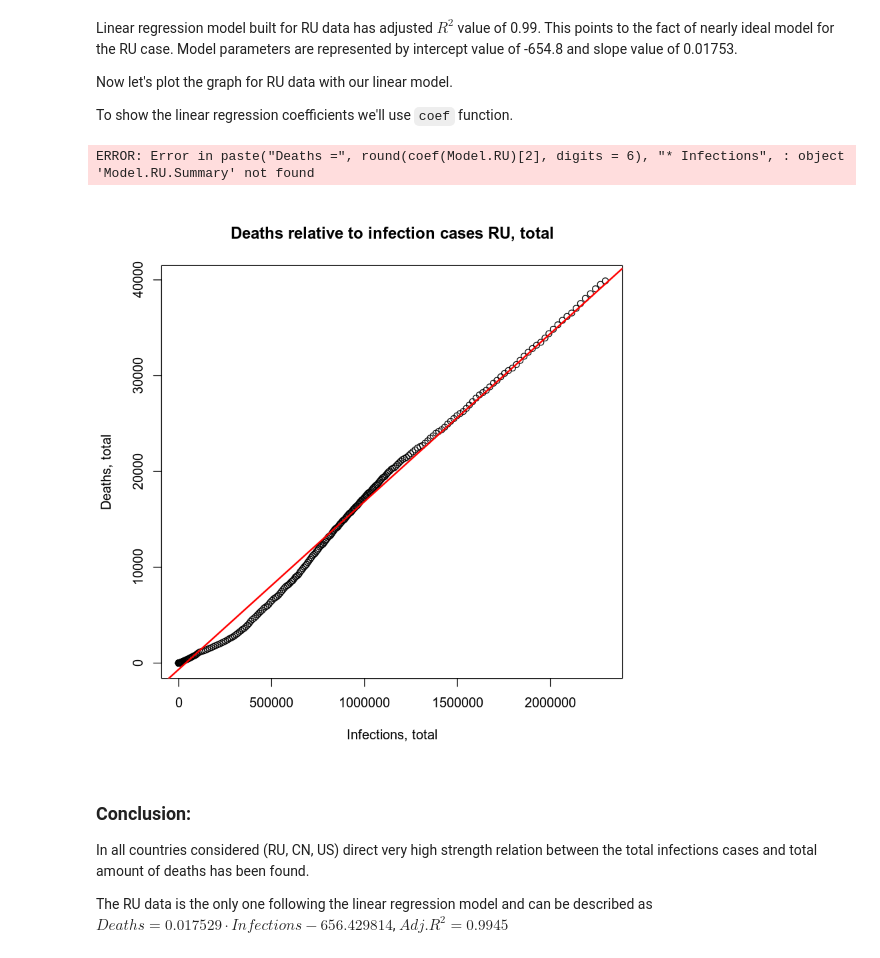
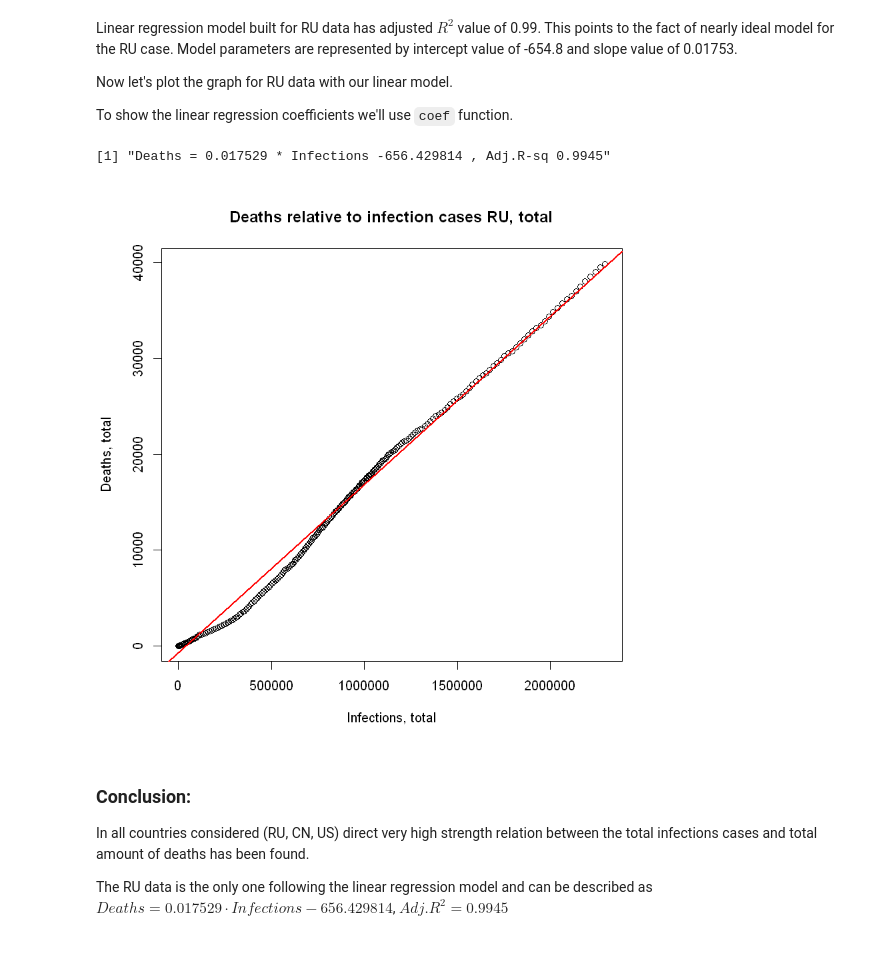
Before and after one commit to s4rduk4r/R-examples, a Jupyter notebook: 13 - Correlation and regression analysis. Example in R.ipynb, the cells around one changed output. Drawn from its saved outputs; the diff is of its cells as text; code cells hidden in the pictures.

```diff
--- a/13 - Correlation and regression analysis. Example in R.ipynb
+++ b/13 - Correlation and regression analysis. Example in R.ipynb
@@ -234,12 +237,12 @@ To show the linear regression coefficients we'll use `coef` function.
 # %%
 plot(Cumulative_deaths ~ Cumulative_cases, data = Data.RU, main = "Deaths relative to infection cases RU, total", xlab = "Infections, total", ylab = "Deaths, total")
 abline(coef = Model.RU$coefficients, lty = 1, lwd = 2, col = "red")
 # Present linear regression equation
 paste("Deaths =", round(coef(Model.RU)[2], digits = 6), "* Infections", round(coef(Model.RU)[1], digits = 6),
-      ", Adj.R-sq", round(Model.RU.Summary$adj.r.squared, digits = 4))
+      ", Adj.R-sq", round(summary(Model.RU)$adj.r.squared, digits = 4))
 # %% [output]
-ERROR: Error in paste("Deaths =", round(coef(Model.RU)[2], digits = 6), "* Infections", : object 'Model.RU.Summary' not found
+[1] "Deaths = 0.017529 * Infections -656.429814 , Adj.R-sq 0.9945"
-[figure, old version]
+[figure, new version]
 # %% [markdown]
 ### Conclusion:
 In all countries considered (RU, CN, US) direct very high strength relation between the total infections cases and total amount of deaths has been found.
```
Also changed, not shown: parts of 10 cells of this notebook.
